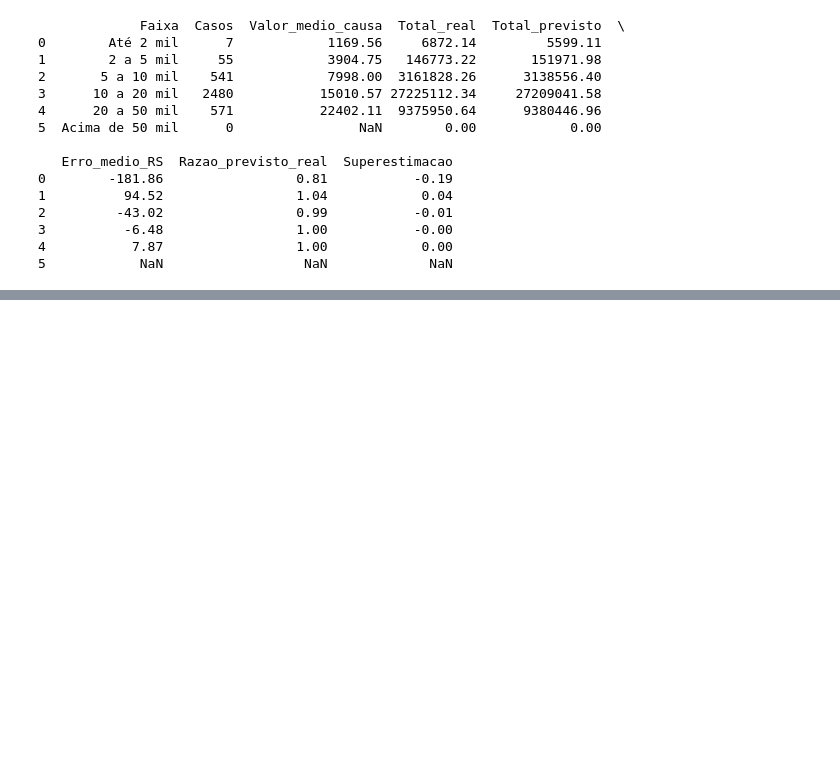
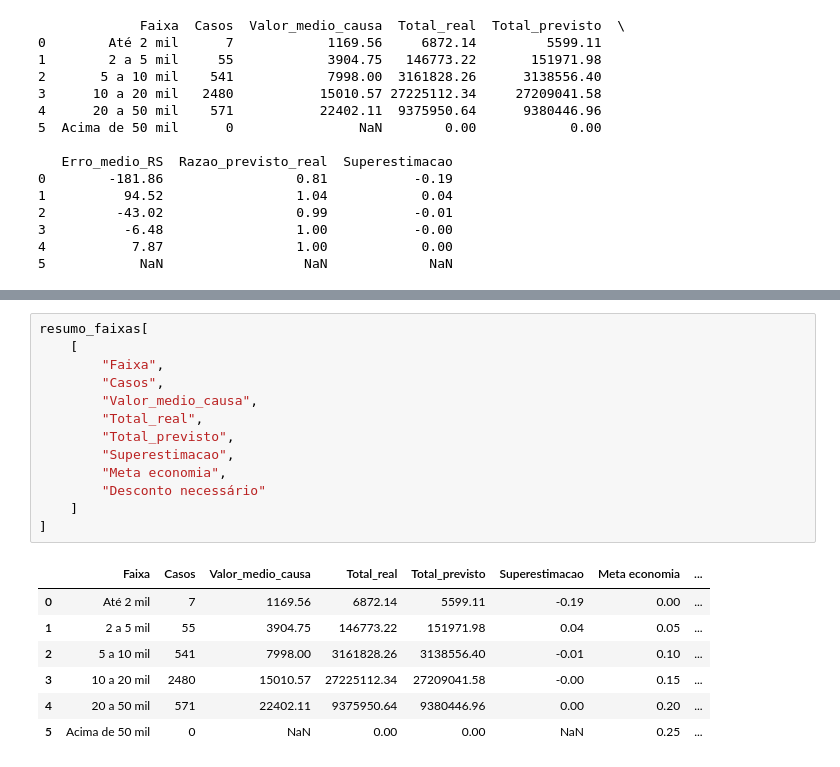
Before and after one commit to Fishguto5/Hackathon-Enter-Unicamp, a Jupyter notebook: teste/ML_Ana_testes.ipynb, the cells around one changed output, grey strips where cells are left out. Saved outputs shown, nothing was run; the diff lists cells and outputs as text; blank space fills up the shorter version.

```diff
--- a/teste/ML_Ana_testes.ipynb
+++ b/teste/ML_Ana_testes.ipynb
@@ -5808,0 +5873,21 @@ meta_economia = {
+# %%
+resumo_faixas[
+    [
+        "Faixa",
+        "Casos",
+        "Valor_medio_causa",
+        "Total_real",
+        "Total_previsto",
+        "Superestimacao",
+        "Meta economia",
+        "Desconto necessário"
+    ]
+]
+# %% [output]
+|  | Faixa | Casos | Valor_medio_causa | Total_real | Total_previsto | Superestimacao | Meta economia | ... |
+| 0 | Até 2 mil | 7 | 1169.56 | 6872.14 | 5599.11 | -0.19 | 0.00 | ... |
+| 1 | 2 a 5 mil | 55 | 3904.75 | 146773.22 | 151971.98 | 0.04 | 0.05 | ... |
+| 2 | 5 a 10 mil | 541 | 7998.00 | 3161828.26 | 3138556.40 | -0.01 | 0.10 | ... |
+| 3 | 10 a 20 mil | 2480 | 15010.57 | 27225112.34 | 27209041.58 | -0.00 | 0.15 | ... |
+| 4 | 20 a 50 mil | 571 | 22402.11 | 9375950.64 | 9380446.96 | 0.00 | 0.20 | ... |
+| 5 | Acima de 50 mil | 0 | NaN | 0.00 | 0.00 | NaN | 0.25 | ... |
```
Also changed, not shown: parts of 13 cells of this notebook.
